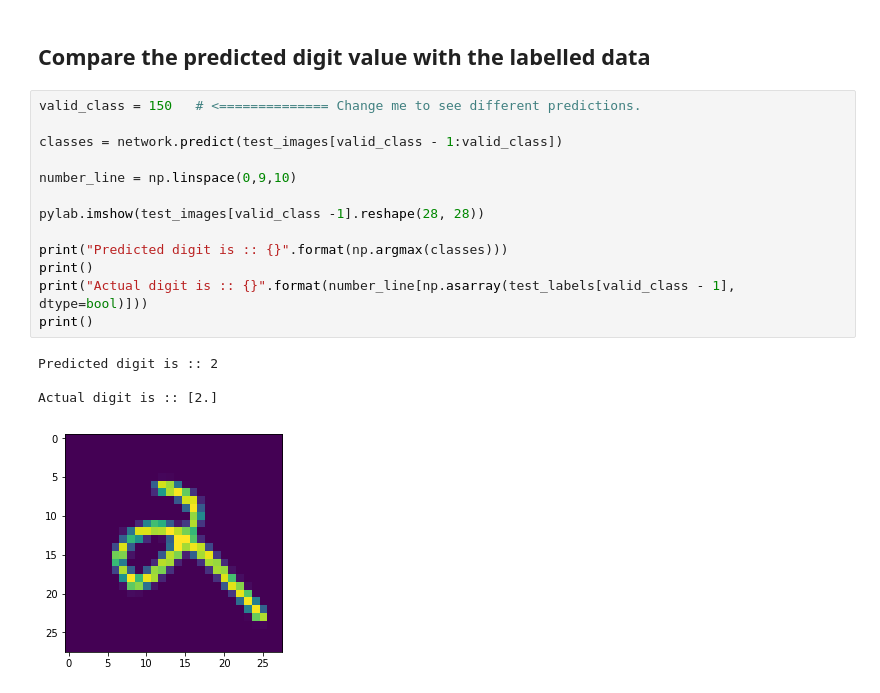
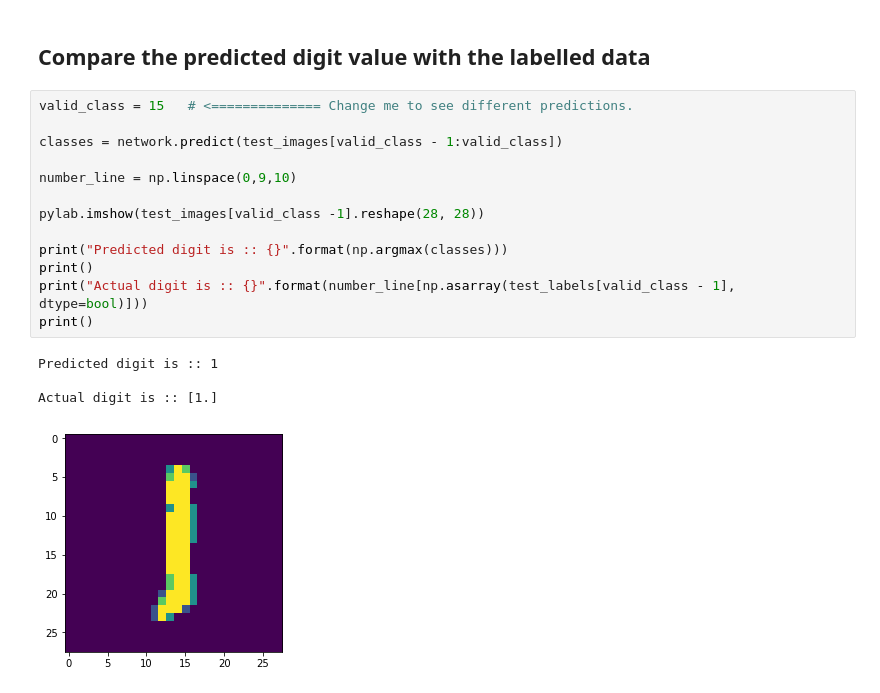
Before and after one commit to CurtinIDS/cic-ml-intermediate-workshop, a Jupyter notebook: notebooks/python/2.1-a-first-look-at-a-neural-network.ipynb, the cells around one changed output. Saved outputs shown, nothing was run; the diff lists cells and outputs as text.

```diff
--- a/notebooks/python/2.1-a-first-look-at-a-neural-network.ipynb
+++ b/notebooks/python/2.1-a-first-look-at-a-neural-network.ipynb
@@ -226,20 +229,20 @@ layers are made of, and about gradient descent, which allows our network to lear
 # %% [markdown]
 ## Compare the predicted digit value with the labelled data
 # %%
-valid_class = 150   # <============== Change me to see different predictions.
+valid_class = 15   # <============== Change me to see different predictions.
 
 classes = network.predict(test_images[valid_class - 1:valid_class])
 
 number_line = np.linspace(0,9,10)
 
 pylab.imshow(test_images[valid_class -1].reshape(28, 28))
 
 print("Predicted digit is :: {}".format(np.argmax(classes)))
 print()
 print("Actual digit is :: {}".format(number_line[np.asarray(test_labels[valid_class - 1], dtype=bool)]))
 print()
 # %% [output]
-Predicted digit is :: 2
+Predicted digit is :: 1
 
-Actual digit is :: [2.]
+Actual digit is :: [1.]
-[figure, old version]
+[figure, new version]
```
Also changed, not shown: parts of 11 cells of this notebook.
